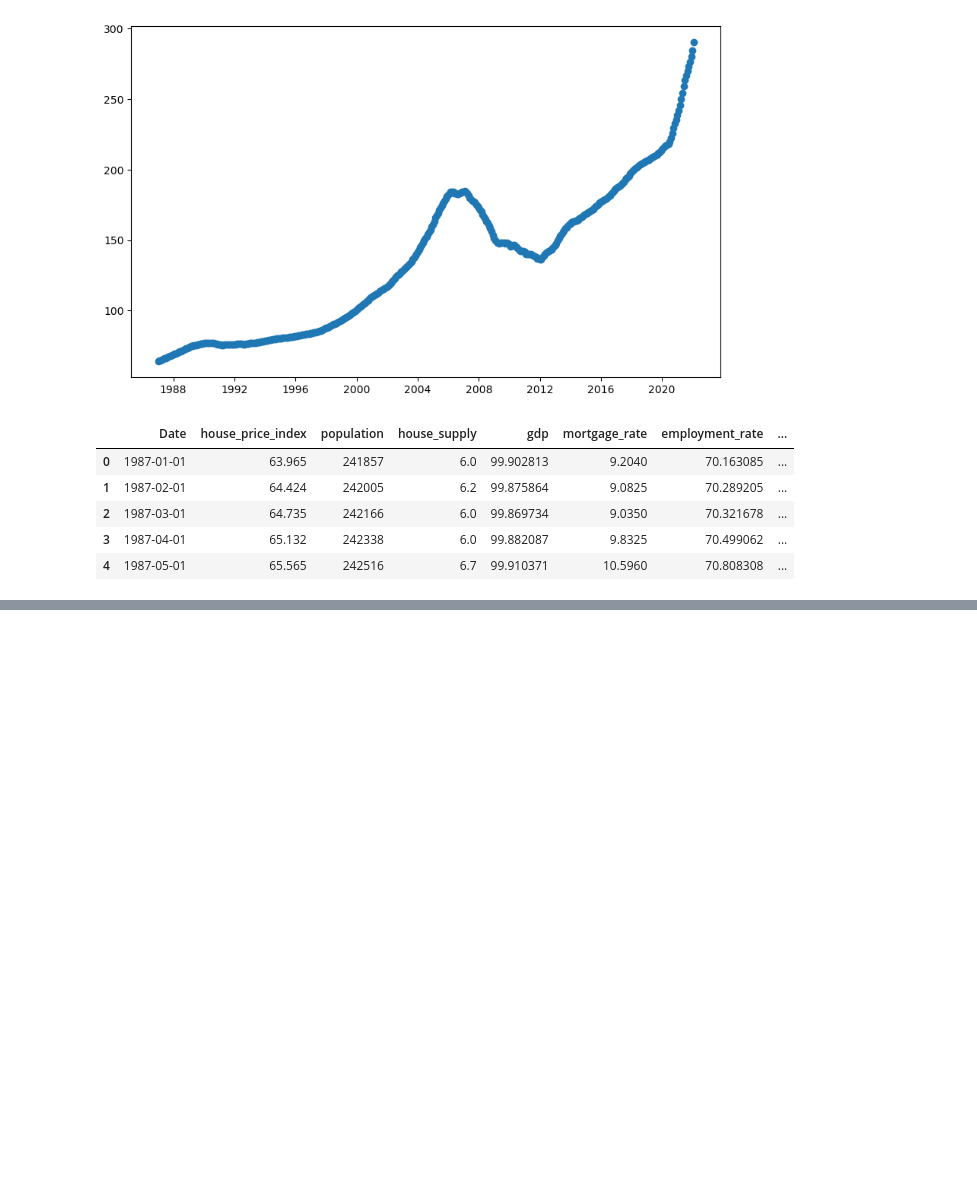
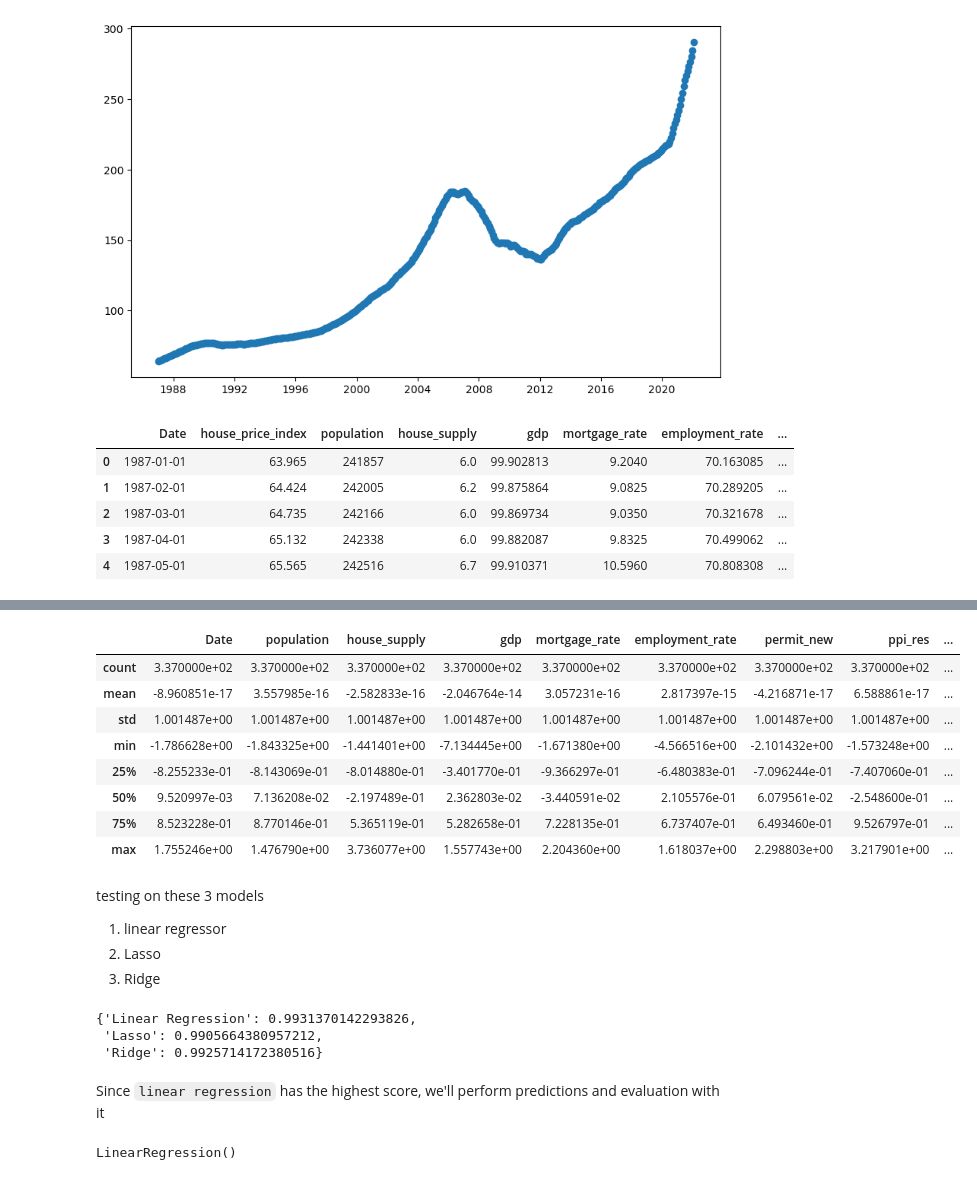
Before and after one commit to mwisechacha/US-home-prices, a Jupyter notebook: us_home_prices.ipynb, the cells around one changed output, grey strips where cells are left out. Cells and saved outputs as stored; diff of their text form; code cells hidden in the pictures; blank space fills up the shorter version.

```diff
--- a/us_home_prices.ipynb
+++ b/us_home_prices.ipynb
@@ -182,0 +236,37 @@ df.head(5)
+# %%
+# standardization of the features using StandardScaler
+
+# convert 'Date' column to numeric representation
+X_train['Date'] = X_train['Date'].astype(np.int64)
+X_test['Date'] = X_test['Date'].astype(np.int64)
+
+# create an instance of standard scaler
+scaler = StandardScaler()
+
+# standardize the training dataset
+X_train_transformed = pd.DataFrame(scaler.fit_transform(X_train),
+                                   index=X_train.index,
+                                   columns=X_train.columns)
+
+# standardize the testing data
+X_test_transformed = pd.DataFrame(scaler.transform(X_test),
+                                  index=X_test.index,
+                                  columns=X_test.columns)
+
+# after standardization
+X_train_transformed.describe()
+# %% [output]
+|  | Date | population | house_supply | gdp | mortgage_rate | employment_rate | permit_new | ppi_res | ... |
+| count | 3.370000e+02 | 3.370000e+02 | 3.370000e+02 | 3.370000e+02 | 3.370000e+02 | 3.370000e+02 | 3.370000e+02 | 3.370000e+02 | ... |
+| mean | -8.960851e-17 | 3.557985e-16 | -2.582833e-16 | -2.046764e-14 | 3.057231e-16 | 2.817397e-15 | -4.216871e-17 | 6.588861e-17 | ... |
+| std | 1.001487e+00 | 1.001487e+00 | 1.001487e+00 | 1.001487e+00 | 1.001487e+00 | 1.001487e+00 | 1.001487e+00 | 1.001487e+00 | ... |
+| min | -1.786628e+00 | -1.843325e+00 | -1.441401e+00 | -7.134445e+00 | -1.671380e+00 | -4.566516e+00 | -2.101432e+00 | -1.573248e+00 | ... |
+| 25% | -8.255233e-01 | -8.143069e-01 | -8.014880e-01 | -3.401770e-01 | -9.366297e-01 | -6.480383e-01 | -7.096244e-01 | -7.407060e-01 | ... |
+| 50% | 9.520997e-03 | 7.136208e-02 | -2.197489e-01 | 2.362803e-02 | -3.440591e-02 | 2.105576e-01 | 6.079561e-02 | -2.548600e-01 | ... |
+| 75% | 8.523228e-01 | 8.770146e-01 | 5.365119e-01 | 5.282658e-01 | 7.228135e-01 | 6.737407e-01 | 6.493460e-01 | 9.526797e-01 | ... |
+| max | 1.755246e+00 | 1.476790e+00 | 3.736077e+00 | 1.557743e+00 | 2.204360e+00 | 1.618037e+00 | 2.298803e+00 | 3.217901e+00 | ... |
+# %% [markdown]
+testing on these 3 models
+1. linear regressor
+2. Lasso
+3. Ridge
@@ -182,0 +301,19 @@ df.head(5)
+# %%
+model_scores = fit_and_score(models=models,
+                             X_train=X_train_transformed,
+                             X_test=X_test_transformed,
+                             y_train=y_train,
+                             y_test=y_test)
+
+model_scores
+# %% [output]
+{'Linear Regression': 0.9931370142293826,
+ 'Lasso': 0.9905664380957212,
+ 'Ridge': 0.9925714172380516}
+# %% [markdown]
+Since `linear regression` has the highest score, we'll perform predictions and evaluation with it
+# %%
+lin_reg = LinearRegression()
+lin_reg.fit(X_train_transformed, y_train)
+# %% [output]
+LinearRegression()
```
Also changed, not shown: parts of 16 cells of this notebook.
